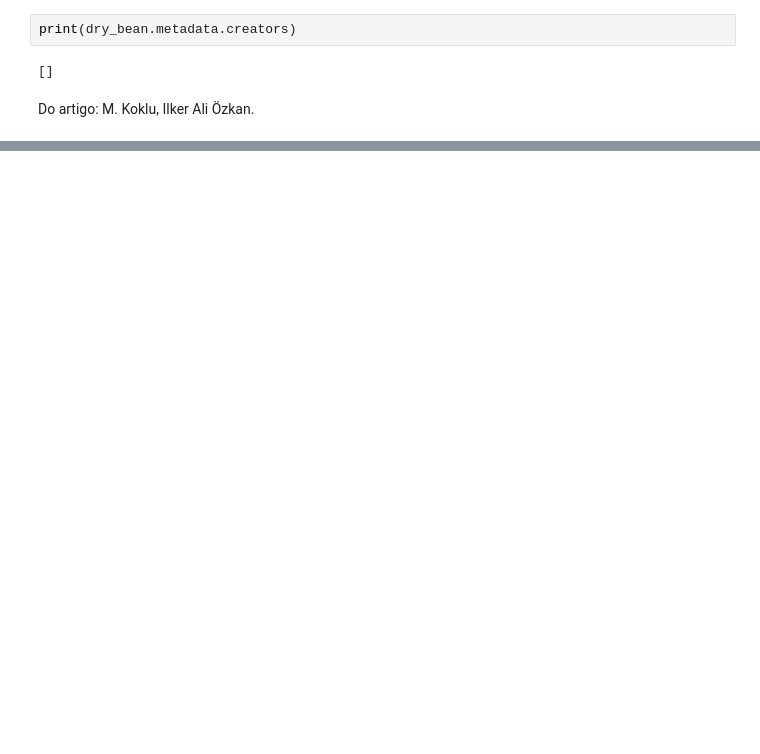
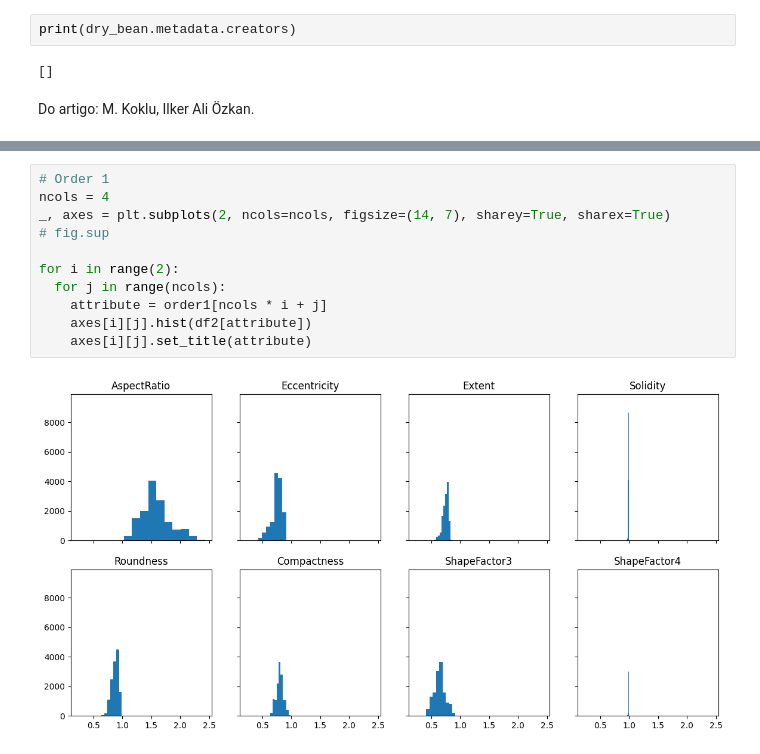
Before and after one commit to ViniciusCastroCoutinho/RNA_PP2.2, a Jupyter notebook: PP2_2_1_Conhecendo_o_Conjunto_de_Dados.ipynb, the cells around one changed output, grey strips where cells are left out. Cells and saved outputs as stored; diff of their text form; blank space fills up the shorter version.

```diff
--- a/PP2_2_1_Conhecendo_o_Conjunto_de_Dados.ipynb
+++ b/PP2_2_1_Conhecendo_o_Conjunto_de_Dados.ipynb
@@ -181,0 +242,13 @@ dtype: object
+# %%
+# Order 1
+ncols = 4
+_, axes = plt.subplots(2, ncols=ncols, figsize=(14, 7), sharey=True, sharex=True)
+# fig.sup
+
+for i in range(2):
+  for j in range(ncols):
+    attribute = order1[ncols * i + j]
+    axes[i][j].hist(df2[attribute])
+    axes[i][j].set_title(attribute)
+# %% [output]
+[figure, added]
```
Also changed, not shown: parts of 31 cells of this notebook.
